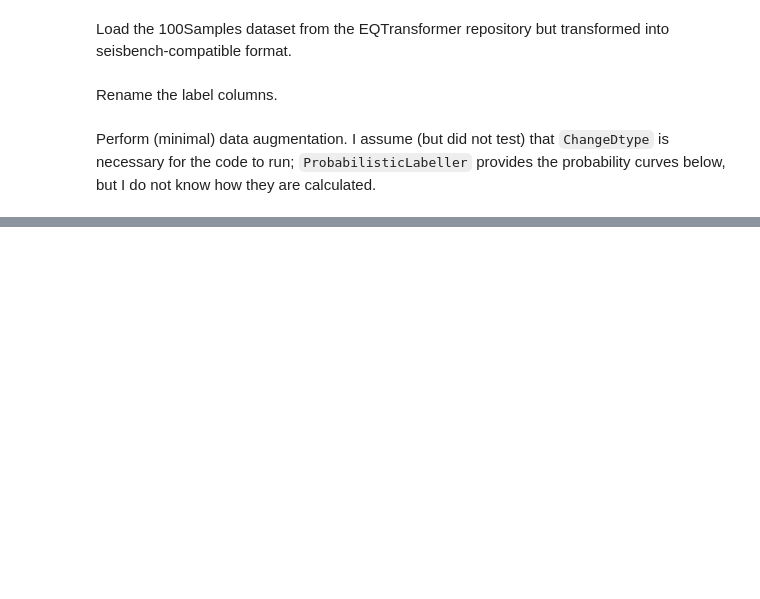
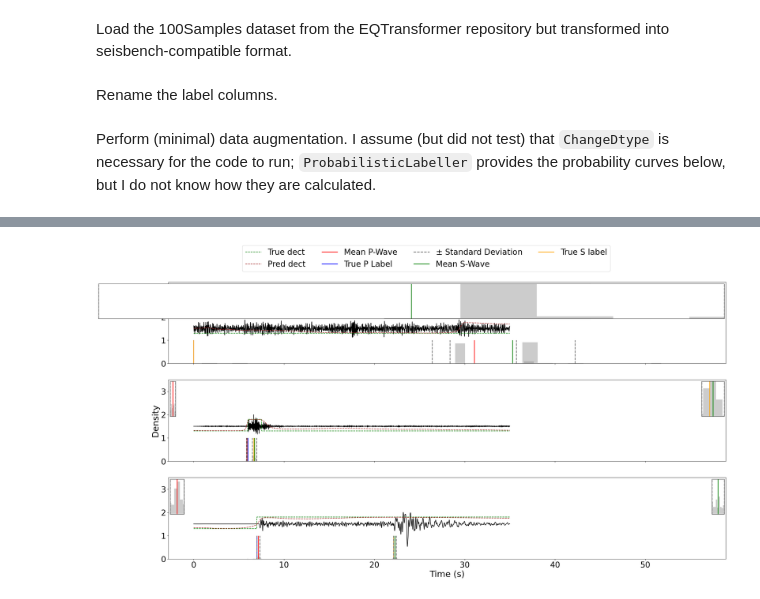
Before and after one commit to ib31iat/earthquake-monitoring, a Jupyter notebook: EQTransformer_swag_pred.ipynb, the cells around one changed output, grey strips where cells are left out. Cells and saved outputs as stored; diff of their text form; code cells hidden in the pictures; blank space fills up the shorter version.

Commit message:
Swag plotting: needs some work

```diff
--- a/EQTransformer_swag_pred.ipynb
+++ b/EQTransformer_swag_pred.ipynb
@@ -26,6 +27,6 @@ Perform (minimal) data augmentation.  I assume (but did not test) that `ChangeDt
 batch_size = 1000 #
 num_workers = 24  # The number of threads used for loading data
 
-data = WaveformDataset("data/STEAD/example/seisbench")
+data = WaveformDataset("/data/STEAD_dataset/.seisbench/datasets/stead/")
 
 train_loader, dev_loader, test_loader = preprocess(data, batch_size, num_workers)
@@ -238,0 +86,89 @@ for ax in axs:
+# %%
+fig, axs = plt.subplots(3, 1, figsize=(30, 15), sharex=True)
+
+c = 0
+for ax, (sample_input, (preds_p, preds_s, preds_det, pred_is_p, pred_is_s, pred_is_earthquake),(true_p, true_s,true_det), snr) in zip(axs, preds):
+    min_val = 0
+    max_val = 3500
+
+    # Plotting the wave
+    x=np.array(list(range(0,6000,1)))
+    # split_snr = snr.replace('[', '').replace(']','').split(' ')[0]
+    # ax.set_title(f"SNR: {split_snr}, Earthquake: {pred_is_earthquake}")
+    ax.plot(x[min_val:max_val]/100, (sample_input/np.amax(sample_input)/2).T[min_val:max_val] + 1.5, 'k')
+    ax.plot(x[min_val:max_val]/100, true_det.T[min_val:max_val]/2 + 1.3, 'g', linestyle="--", label='True dect')
+    ax.plot(x[min_val:max_val]/100, np.mean(preds_det, axis=0).T[min_val:max_val]/2 + 1.3, color='brown', linestyle="--", label='Pred dect')
+    if c == 2: ax.set_xlabel('Time (s)', fontsize=26)
+    if c==1: ax.set_ylabel('Density', fontsize=26)
+    ax.tick_params(axis='both', which='major', labelsize=24)
+
+    if pred_is_p:
+        # Plotting the vertical lines for MAP and true label
+        map_value = np.mean(preds_p)/100
+        true_label = true_p
+        stdP = np.std(preds_p/100)
+        ax.vlines(map_value, ymax=1, ymin=0, colors="r", label="Mean P-Wave", linewidth=2)
+        ax.vlines(true_label, ymax=1, ymin=0, colors="b", label="True P Label", linewidth=2)
+        ax.vlines([map_value + stdP, map_value - stdP], ymax=1, ymin=0, colors="0.4", label="$\pm$ Standard Deviation", linewidth=2, linestyles="--")
+
+        # Zoom in on p pick
+        axins1 = zoomed_inset_axes(ax, zoom=5, loc=2)
+        axins1.vlines(map_value, ymax=1, ymin=0, colors="r", label="Mean P-Wave", linewidth=2)
+        axins1.vlines(true_label, ymax=1, ymin=0, colors="b", label="True P Label", linewidth=2)
+        axins1.vlines([map_value + stdP, map_value - stdP], ymax=1, ymin=0, colors="0.4", label="$\pm$ Standard Deviation", linewidth=2, linestyles="--")
+
+        # SPECIFY THE LIMITS
+        x1, x2, y1, y2 = map_value-stdP,map_value+stdP,0,1
+        axins1.set_xlim(x1, x2)
+        axins1.get_xaxis().set_visible(False)
+        axins1.get_yaxis().set_visible(False)
+
+        # Plotting the histogram
+        n, bins, rects = ax.hist(preds_p/100, bins=25, alpha=0.4, color='gray')
+        n2, bins2, rects2 = axins1.hist(preds_p/100, bins=25, alpha=0.4, color='gray')
+        for r, r2  in zip(rects, rects2):
+            r.set_height(r.get_height()/preds_p.shape[0])
+            r2.set_height(r2.get_height()/preds_p.shape[0])
+
+        axins1.set_ylim(0,0.3)
+
+    if pred_is_s:
+        map_value = np.mean(preds_s)/100
+        true_label = true_s
+        stdS = np.std(preds_s/100)
+        ax.vlines(map_value, ymax=1, ymin=0, colors="g", label="Mean S-Wave", linewidth=2)
+        ax.vlines(true_label, ymax=1, ymin=0, colors="orange", label="True S label", linewidth=2)
+        ax.vlines([map_value + stdS, map_value - stdS], ymax=1, ymin=0, colors="0.4", linewidth=2, linestyles="--")
+
+        # Zoom in on s pick
+        axins2 = zoomed_inset_axes(ax, zoom=5, loc=1)
+        axins2.vlines(map_value, ymax=1, ymin=0, colors="g", label="Mean S-Wave", linewidth=2)
+        axins2.vlines(true_label, ymax=1, ymin=0, colors="orange", label="True S label", linewidth=2)
+        axins2.vlines([map_value + stdS, map_value - stdS], ymax=1, ymin=0, colors="0.4", label="$\pm$ Standard Deviation", linewidth=2, linestyles="--")
+
+        # SPECIFY THE LIMITS
+        x1, x2, y1, y2 = map_value-stdS,map_value+stdS,0,1
+        axins2.set_xlim(x1, x2)
+        axins2.get_xaxis().set_visible(False)
+        axins2.get_yaxis().set_visible(False)
+
+        # Plotting the histogram
+        n, bins, rects = ax.hist(preds_s/100, bins=25, alpha=0.4, color='gray')
+        n2, bins2, rects2 = axins2.hist(preds_s/100, bins=25, alpha=0.4, color='gray')
+        for r, r2 in zip(rects, rects2):
+            r.set_height(r.get_height()/preds_s.shape[0])
+            r2.set_height(r2.get_height()/preds_s.shape[0])
+
+        axins2.set_ylim(0,0.3)
+
+    # Adding legend
+    if c == 0: ax.legend(fontsize=24, bbox_to_anchor=(0.8, 1.5), ncol=4)
+    c += 1
+
+    ax.set_ylim(0,3.5)
+
+# Adjusting layout
+plt.savefig("SwagResult2.svg")
+# plt.show()
+# %% [output]
+[figure, added]
```
Also changed, not shown: parts of 6 cells of this notebook, 2 other files.
